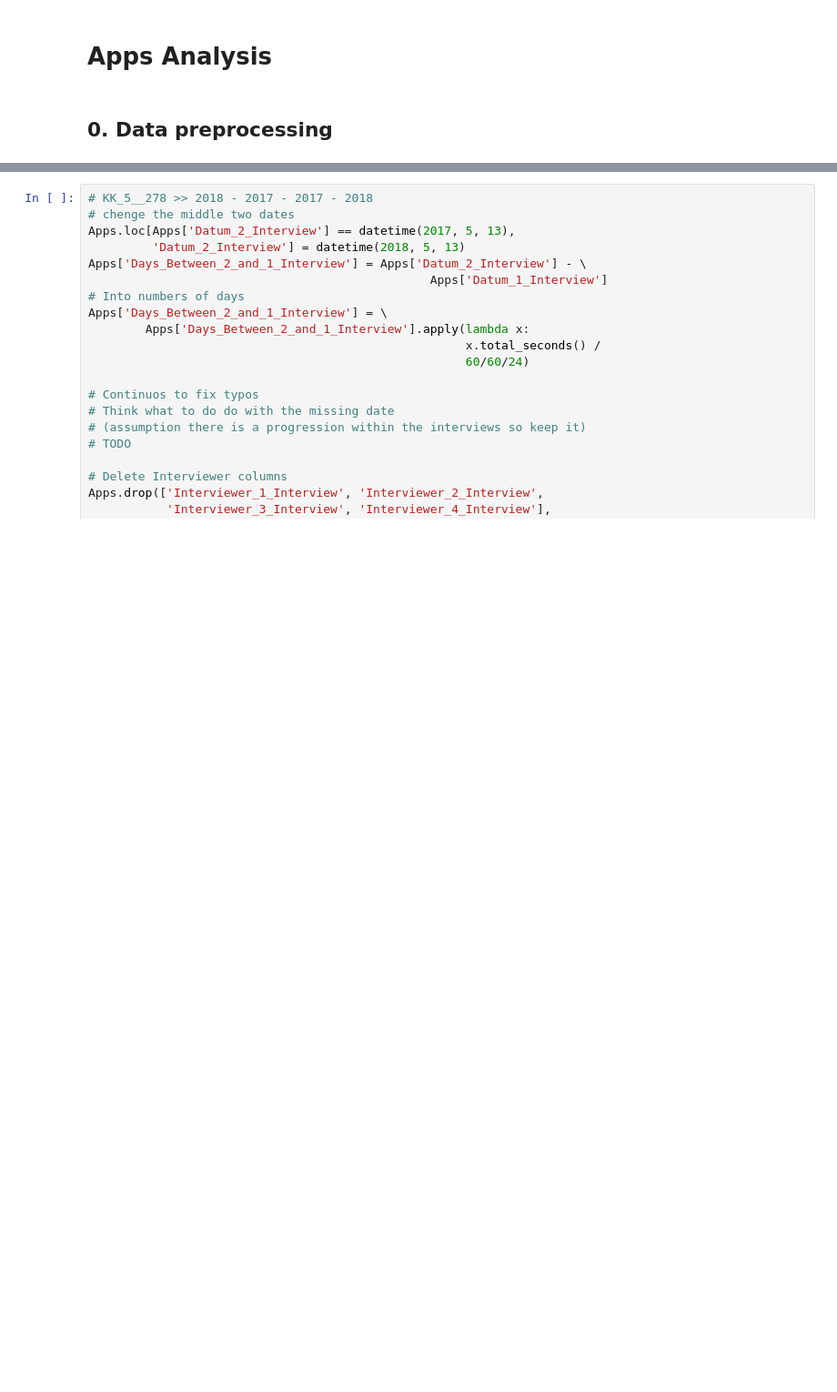
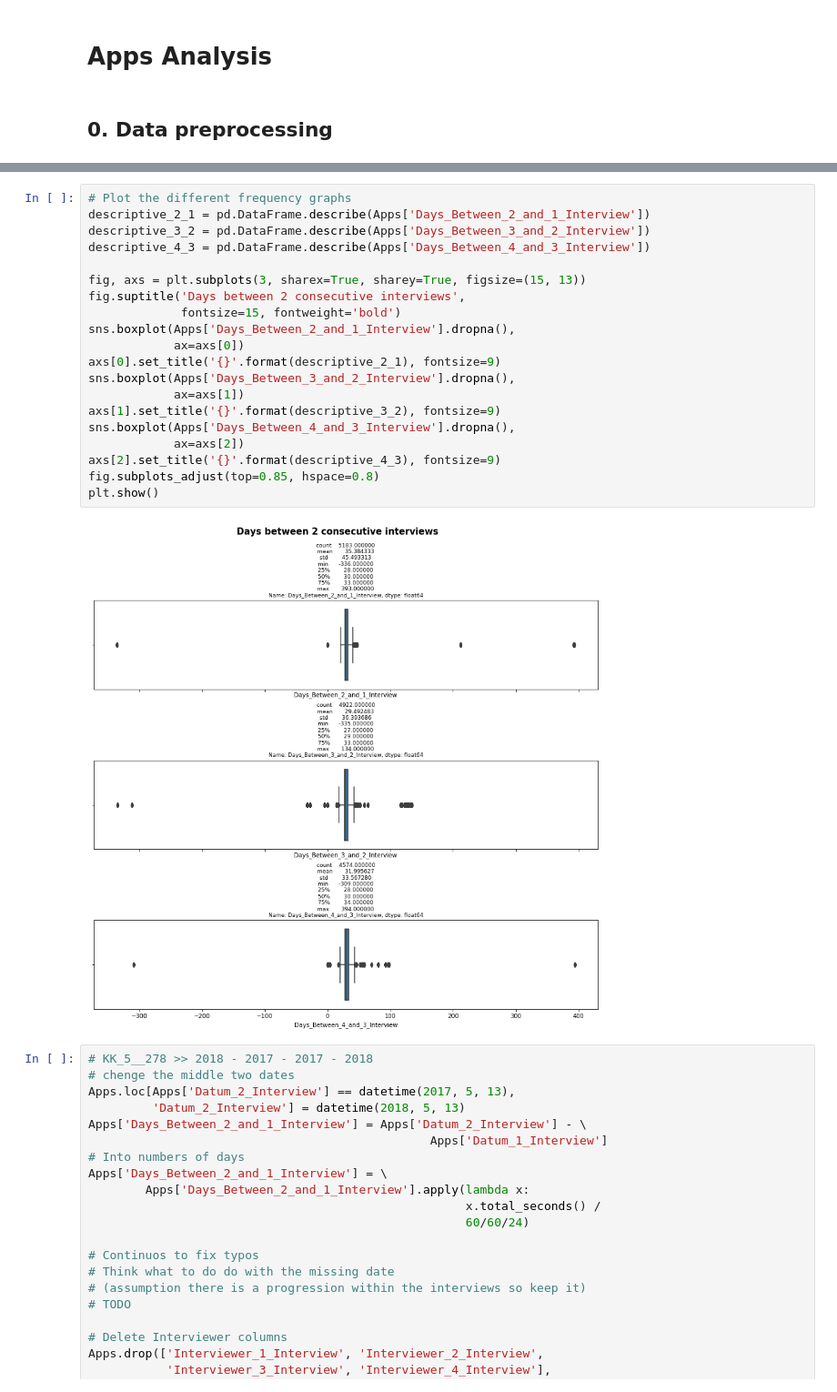
Before and after one commit to morena-au/Apps-Users-Attitudes, a Jupyter notebook: Apps.ipynb, the cells around one changed output, grey strips where cells are left out. Shown: that part at 91% size. Saved outputs shown, nothing was run; the diff lists cells and outputs as text; blank space fills up the shorter version.

```diff
--- a/Apps.ipynb
+++ b/Apps.ipynb
@@ -330,3 +308,25 @@ plt.show()
+# %%
+# Plot the different frequency graphs
+descriptive_2_1 = pd.DataFrame.describe(Apps['Days_Between_2_and_1_Interview'])
+descriptive_3_2 = pd.DataFrame.describe(Apps['Days_Between_3_and_2_Interview'])
+descriptive_4_3 = pd.DataFrame.describe(Apps['Days_Between_4_and_3_Interview'])
+
+fig, axs = plt.subplots(3, sharex=True, sharey=True, figsize=(15, 13))
+fig.suptitle('Days between 2 consecutive interviews',
+             fontsize=15, fontweight='bold')
+sns.boxplot(Apps['Days_Between_2_and_1_Interview'].dropna(),
+            ax=axs[0])
+axs[0].set_title('{}'.format(descriptive_2_1), fontsize=9)
+sns.boxplot(Apps['Days_Between_3_and_2_Interview'].dropna(),
+            ax=axs[1])
+axs[1].set_title('{}'.format(descriptive_3_2), fontsize=9)
+sns.boxplot(Apps['Days_Between_4_and_3_Interview'].dropna(),
+            ax=axs[2])
+axs[2].set_title('{}'.format(descriptive_4_3), fontsize=9)
+fig.subplots_adjust(top=0.85, hspace=0.8)
+plt.show()
+# %% [output]
+[figure, added]
 # %%
 # KK_5__278 >> 2018 - 2017 - 2017 - 2018
 # chenge the middle two dates
```
Also changed, not shown: parts of 35 cells of this notebook.
